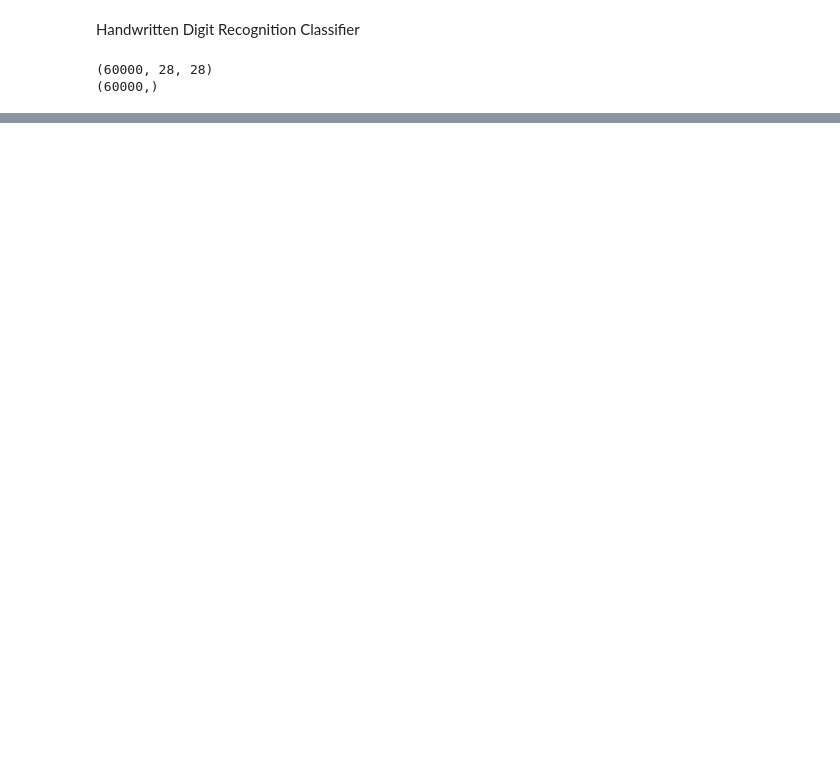
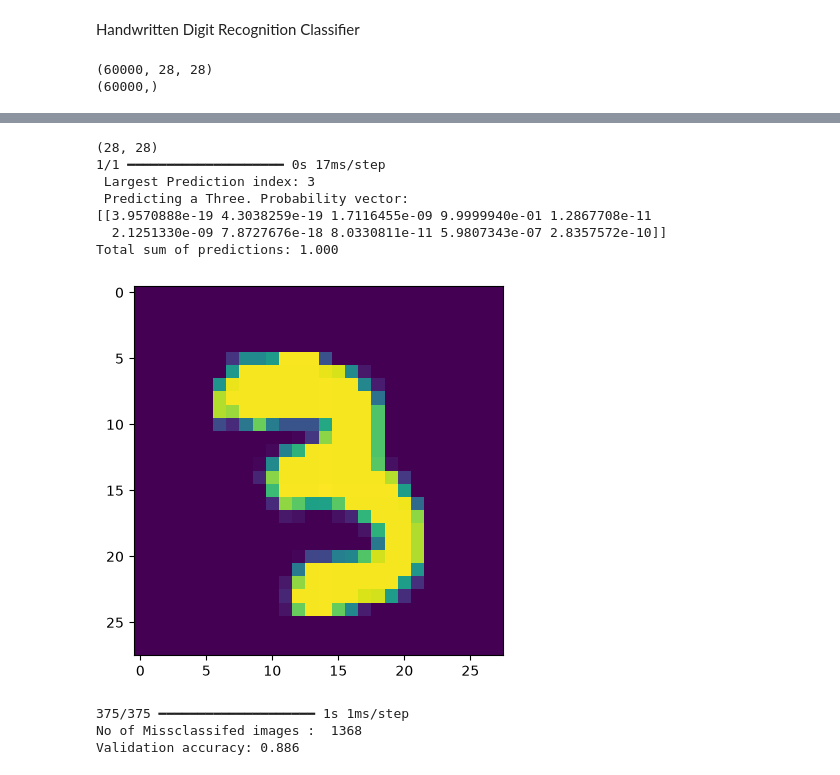
Before and after one commit to ankit4451/machine-learning, a Jupyter notebook: handwritting-classification.ipynb, the cells around one changed output, grey strips where cells are left out. Drawn from its saved outputs; the diff is of its cells as text; code cells hidden in the pictures; blank space fills up the shorter version.

```diff
--- a/handwritting-classification.ipynb
+++ b/handwritting-classification.ipynb
@@ -119,0 +148,46 @@ Epoch 50/50
+# %%
+# Make predictions
+
+plt.imshow(X_val[20]) # 3
+
+expand_dims = X_val[20]
+print(img_of_three.shape)
+
+# Expanding the batch image size
+
+img_expanded = np.expand_dims(expand_dims,axis=0)
+
+yhat = model.predict(img_expanded)
+
+#print(yhat)
+print(f" Largest Prediction index: {np.argmax(yhat)}")
+
+# Printing probabilities
+prediction_p = tf.nn.softmax(yhat)
+
+print(f" Predicting a Three. Probability vector: \n{prediction_p}")
+print(f"Total sum of predictions: {np.sum(prediction_p):0.3f}")
+# %% [output]
+(28, 28)
+1/1 ━━━━━━━━━━━━━━━━━━━━ 0s 17ms/step
+ Largest Prediction index: 3
+ Predicting a Three. Probability vector:
+[[3.9570888e-19 4.3038259e-19 1.7116455e-09 9.9999940e-01 1.2867708e-11
+  2.1251330e-09 7.8727676e-18 8.0330811e-11 5.9807343e-07 2.8357572e-10]]
+Total sum of predictions: 1.000
+[figure, added]
+# %%
+# Finding misclassifed digits
+
+y_prob = model.predict(X_val)
+
+y_pred = np.argmax(y_prob, axis=1)
+
+misclassified = np.where(y_pred != y_val)[0]
+
+print(f"No of Missclassifed images : ", len(misclassified))
+print(f"Validation accuracy:", np.mean(y_pred == y_val))
+# %% [output]
+375/375 ━━━━━━━━━━━━━━━━━━━━ 1s 1ms/step
+No of Missclassifed images :  1368
+Validation accuracy: 0.886
```
Also changed, not shown: parts of 10 cells of this notebook.
